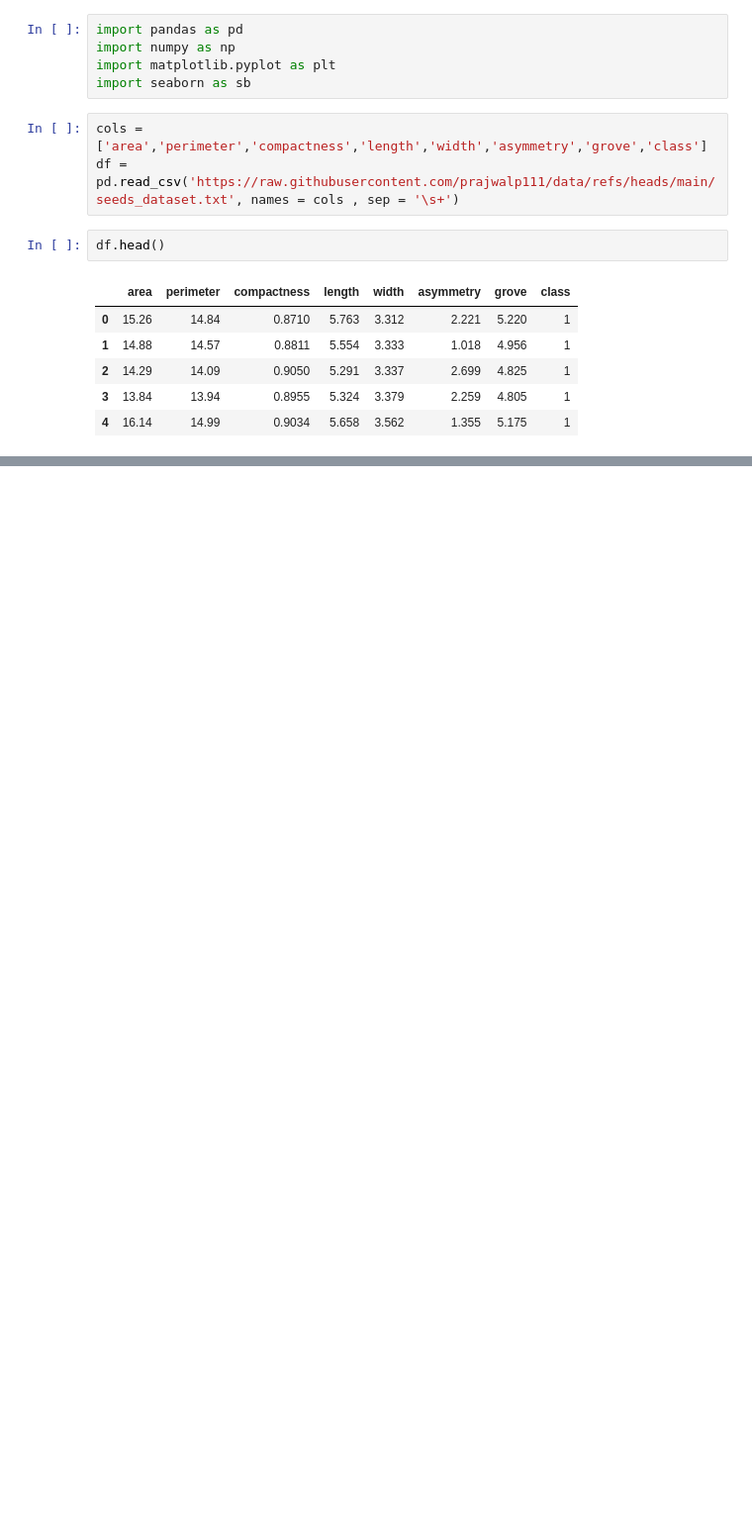
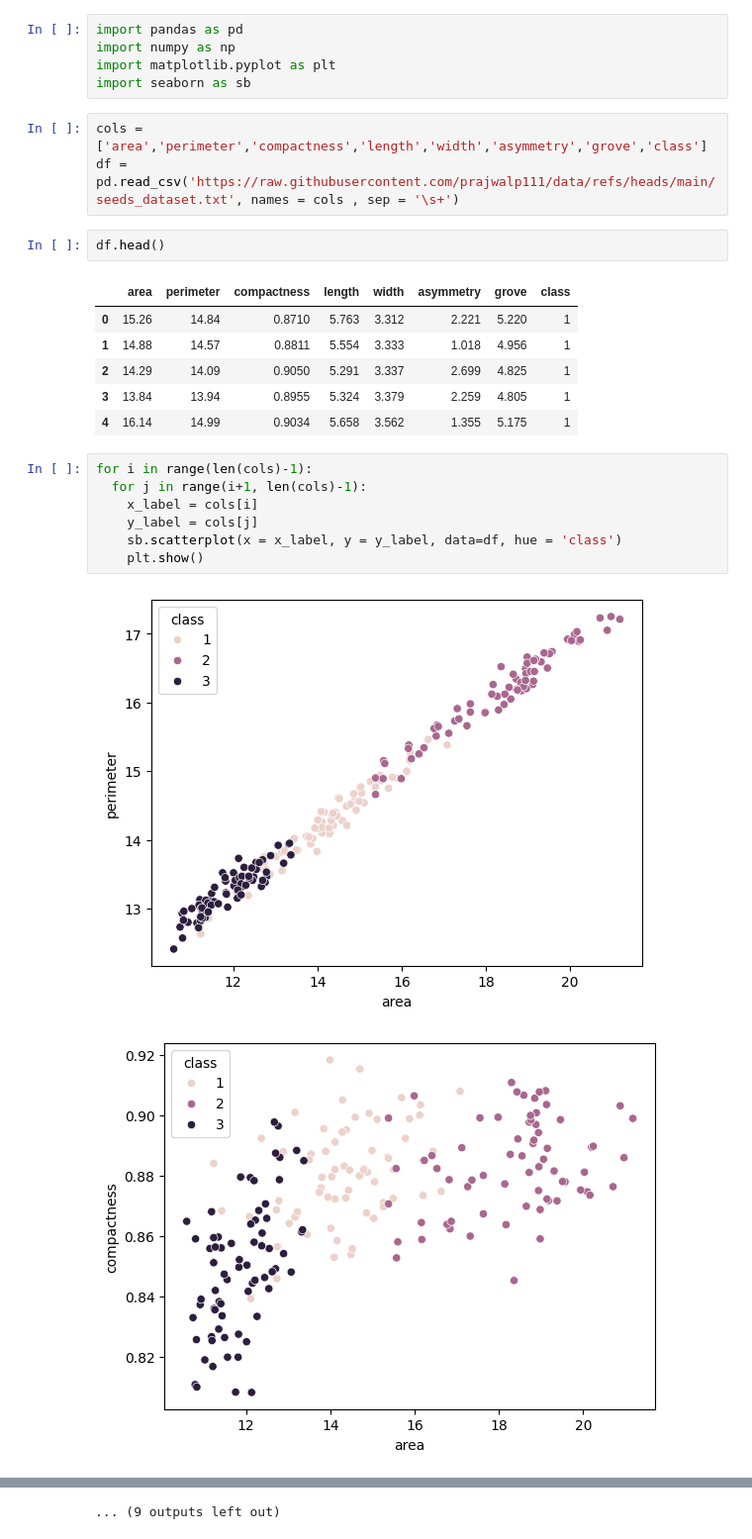
Before and after one commit to prajwalp111/ML, a Jupyter notebook: wheat_seed_ml/Wheat_seed.ipynb, the cells around one changed output, grey strips where cells are left out. Shown at 99% size. Drawn from its saved outputs; the diff is of its cells as text; blank space fills up the shorter version.

```diff
--- a/wheat_seed_ml/Wheat_seed.ipynb
+++ b/wheat_seed_ml/Wheat_seed.ipynb
@@ -17,3 +17,13 @@ df.head()
 | 2 | 14.29 | 14.09 | 0.9050 | 5.291 | 3.337 | 2.699 | 4.825 | 1 |
 | 3 | 13.84 | 13.94 | 0.8955 | 5.324 | 3.379 | 2.259 | 4.805 | 1 |
 | 4 | 16.14 | 14.99 | 0.9034 | 5.658 | 3.562 | 1.355 | 5.175 | 1 |
+# %%
+for i in range(len(cols)-1):
+  for j in range(i+1, len(cols)-1):
+    x_label = cols[i]
+    y_label = cols[j]
+    sb.scatterplot(x = x_label, y = y_label, data=df, hue = 'class')
+    plt.show()
+# %% [output]
+[figure, added]
+[figure, added]
@@ -19,0 +40 @@ df.head()
+... (9 outputs left out)
```
Also changed, not shown: parts of 1 cell of this notebook.
